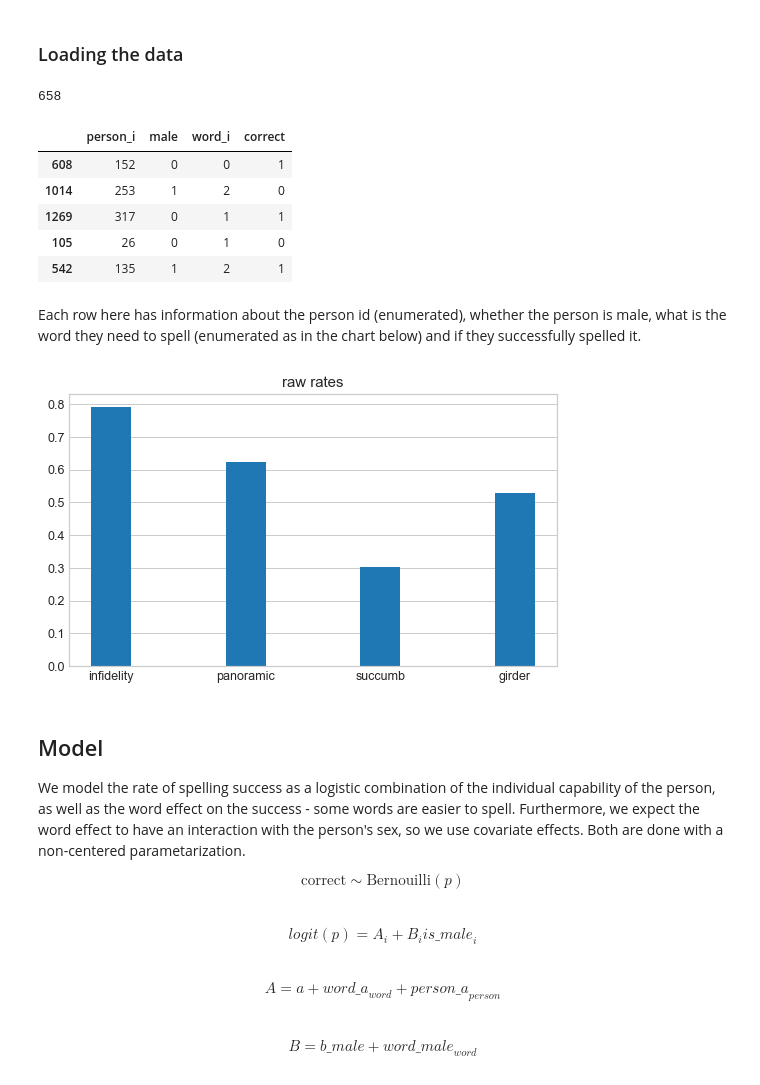
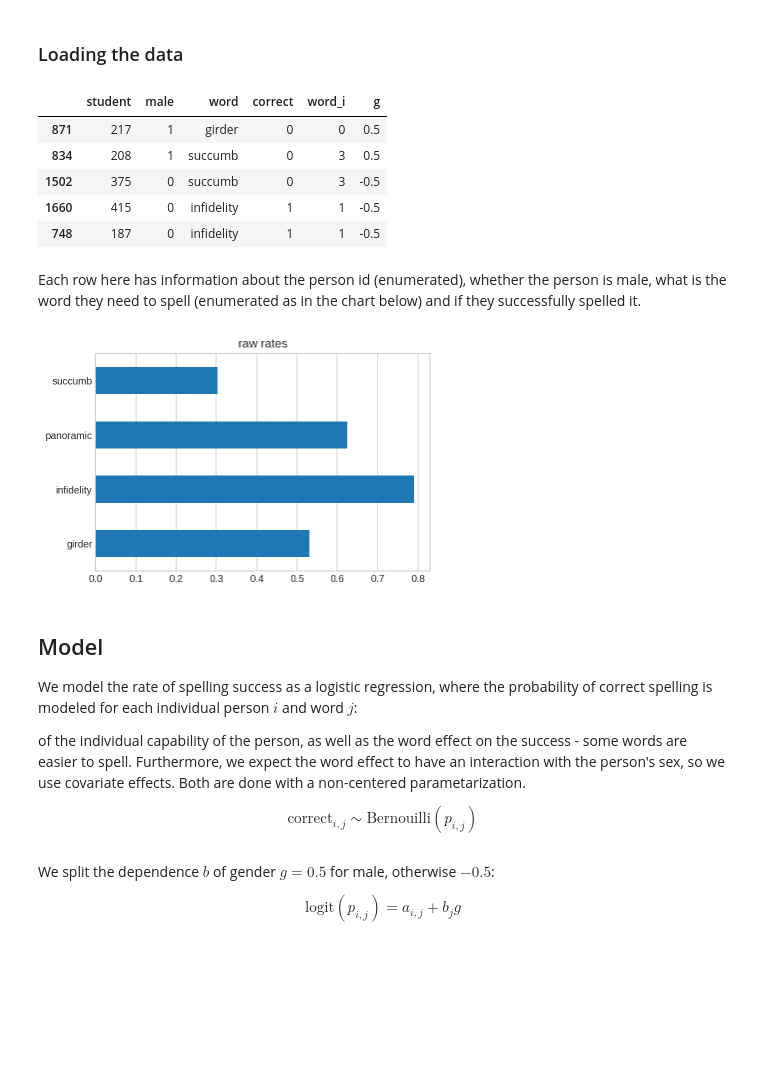
Before and after one commit to petrushev/bayesian-modeling, a Jupyter notebook: 01 spelling/spelling.ipynb, the cells around one changed output. Cells and saved outputs as stored; diff of their text form; code cells hidden in the pictures; blank space fills up the shorter version.

Commit message:
spelling: Improved model, write up

```diff
--- a/01 spelling/spelling.ipynb
+++ b/01 spelling/spelling.ipynb
@@ -46,52 +17,42 @@ def agg_prediction(trace_var, source_data, group_columns, aggregate_fc):
 ### Loading the data
 # %%
 data = pd.read_csv('spelling.csv')
-
+data.index = data.index.rename('student')
 data = data.set_index('male', append=True)
-words = data.columns.values
-
-data.columns = np.arange(4)
-
-data = data.stack().reset_index()
-data.columns = ['person_i', 'male', 'word_i', 'correct']
-
-n_person = data.person_i.nunique()
-
-print(n_person)
+data.columns = data.columns.rename('word')
+data = data.stack().rename('correct').reset_index()
+data = data.assign(word_i = data.word.astype('category').cat.codes)
+data = data.assign(g = data.male - 0.5)
 data.sample(5)
 # %% [output]
-658
-|  | person_i | male | word_i | correct |
-| 608 | 152 | 0 | 0 | 1 |
-| 1014 | 253 | 1 | 2 | 0 |
-| 1269 | 317 | 0 | 1 | 1 |
-| 105 | 26 | 0 | 1 | 0 |
-| 542 | 135 | 1 | 2 | 1 |
+|  | student | male | word | correct | word_i | g |
+| 871 | 217 | 1 | girder | 0 | 0 | 0.5 |
+| 834 | 208 | 1 | succumb | 0 | 3 | 0.5 |
+| 1502 | 375 | 0 | succumb | 0 | 3 | -0.5 |
+| 1660 | 415 | 0 | infidelity | 1 | 1 | -0.5 |
+| 748 | 187 | 0 | infidelity | 1 | 1 | -0.5 |
 # %% [markdown]
 Each row here has information about the person id (enumerated), whether the person is male, what is the word they need to spell (enumerated as in the chart below) and if they successfully spelled it.
 # %%
-plt.figure(figsize=(7, 4), dpi=90)
-plt.bar(range(4), data.groupby('word_i').correct.mean(), 0.3)
-
-plt.grid(axis='x')
+data.groupby('word').correct.mean().plot.barh()
+plt.grid(axis='y')
 plt.gca().set(
     title='raw rates',
-    xticks=range(4),
-    xticklabels=words)
+    ylabel=''
+)
 None
 # %% [output]
-[figure, old version]
+[figure, new version]
 # %% [markdown]
 ## Model
 
-We model the rate of spelling success as a logistic combination of the individual capability of the person, as well as the word effect on the success - some words are easier to spell. Furthermore, we expect the word effect to have an interaction with the person's sex, so we use covariate effects. Both are done with a non-centered parametarization.
+We model the rate of spelling success as a logistic regression, where the probability of correct spelling is modeled for each individual person $i$ and word $j$:
 
-$$ \text{correct} \sim \text{Bernouilli}(p) $$
+
+of the individual capability of the person, as well as the word effect on the success - some words are easier to spell. Furthermore, we expect the word effect to have an interaction with the person's sex, so we use covariate effects. Both are done with a non-centered parametarization.
+
+$$ \text{correct}_{i, j} \sim \text{Bernouilli}(p_{i, j}) $$
-# %% [markdown]
-
-$$ logit({p}) = A_i + B_i  {is\_male}_i  $$
-# %% [markdown]
-
-$$ A = a + {word\_a}_{word} + {person\_a}_{person} $$
-# %% [markdown]
-$$ B = b\_male + {word\_male}_{word}   $$
+# %% [markdown]
+We split the dependence $b$ of gender $ g = 0.5 $ for male, otherwise $-0.5  $:
+
+$$ \text{logit}(p_{i, j}) = a_{i, j} + b_{j} g $$
```
Also changed, not shown: parts of 24 cells of this notebook, 1 other file.
